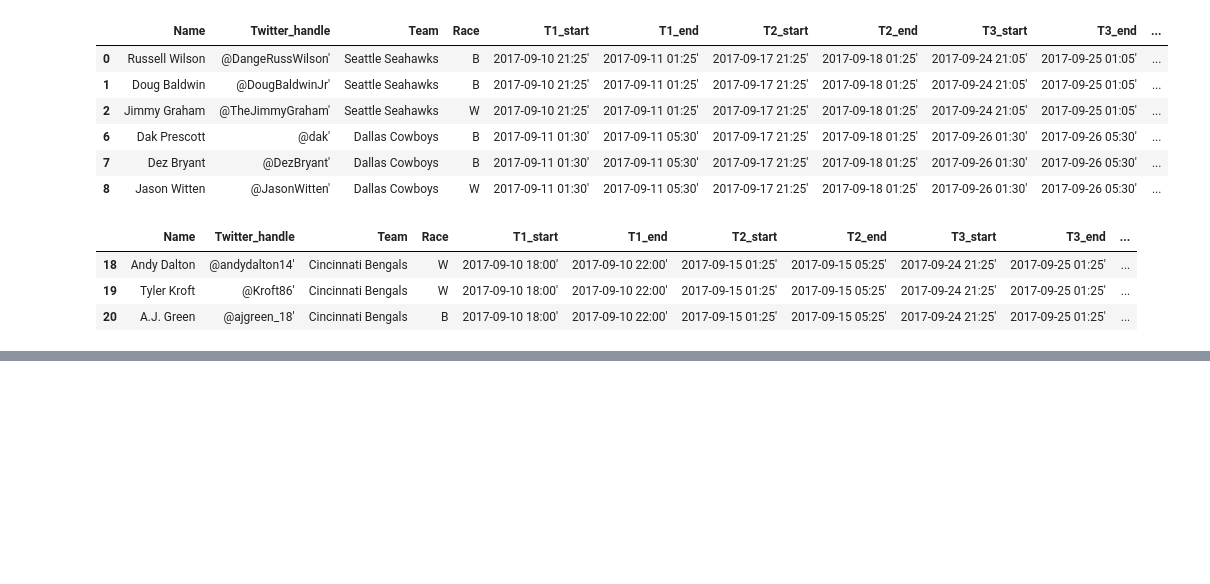
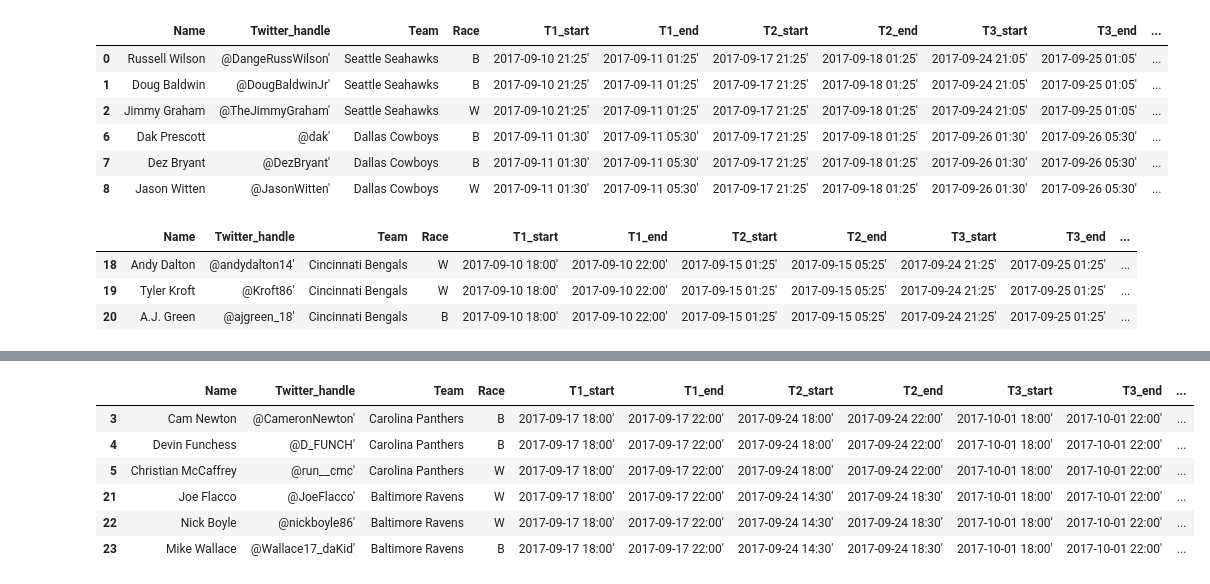
Before and after one commit to jalvord1/nfl_sentiment, a Jupyter notebook: twitter data from python/final loop.ipynb, the cells around one changed output, grey strips where cells are left out. Cells and saved outputs as stored; diff of their text form; code cells hidden in the pictures; blank space fills up the shorter version.

```diff
--- a/twitter data from python/final loop.ipynb
+++ b/twitter data from python/final loop.ipynb
@@ -380,0 +637,13 @@ T2.to_csv("~/Documents/nfl sentiment/final_data/tweets_t2_all.csv", index = Fals
+# %%
+teams = ["Carolina Panthers", "Baltimore Ravens"]
+data_t3_3 = get_data(teams)
+# %%
+data_t3_3
+# %% [output]
+|  | Name | Twitter_handle | Team | Race | T1_start | T1_end | T2_start | T2_end | T3_start | T3_end | ... |
+| 3 | Cam Newton | @CameronNewton' | Carolina Panthers | B | 2017-09-17 18:00' | 2017-09-17 22:00' | 2017-09-24 18:00' | 2017-09-24 22:00' | 2017-10-01 18:00' | 2017-10-01 22:00' | ... |
+| 4 | Devin Funchess | @D_FUNCH' | Carolina Panthers | B | 2017-09-17 18:00' | 2017-09-17 22:00' | 2017-09-24 18:00' | 2017-09-24 22:00' | 2017-10-01 18:00' | 2017-10-01 22:00' | ... |
+| 5 | Christian McCaffrey | @run__cmc' | Carolina Panthers | W | 2017-09-17 18:00' | 2017-09-17 22:00' | 2017-09-24 18:00' | 2017-09-24 22:00' | 2017-10-01 18:00' | 2017-10-01 22:00' | ... |
+| 21 | Joe Flacco | @JoeFlacco' | Baltimore Ravens | W | 2017-09-17 18:00' | 2017-09-17 22:00' | 2017-09-24 14:30' | 2017-09-24 18:30' | 2017-10-01 18:00' | 2017-10-01 22:00' | ... |
+| 22 | Nick Boyle | @nickboyle86' | Baltimore Ravens | W | 2017-09-17 18:00' | 2017-09-17 22:00' | 2017-09-24 14:30' | 2017-09-24 18:30' | 2017-10-01 18:00' | 2017-10-01 22:00' | ... |
+| 23 | Mike Wallace | @Wallace17_daKid' | Baltimore Ravens | B | 2017-09-17 18:00' | 2017-09-17 22:00' | 2017-09-24 14:30' | 2017-09-24 18:30' | 2017-10-01 18:00' | 2017-10-01 22:00' | ... |
```
Also changed, not shown: parts of 187 cells of this notebook, 13 other files.
